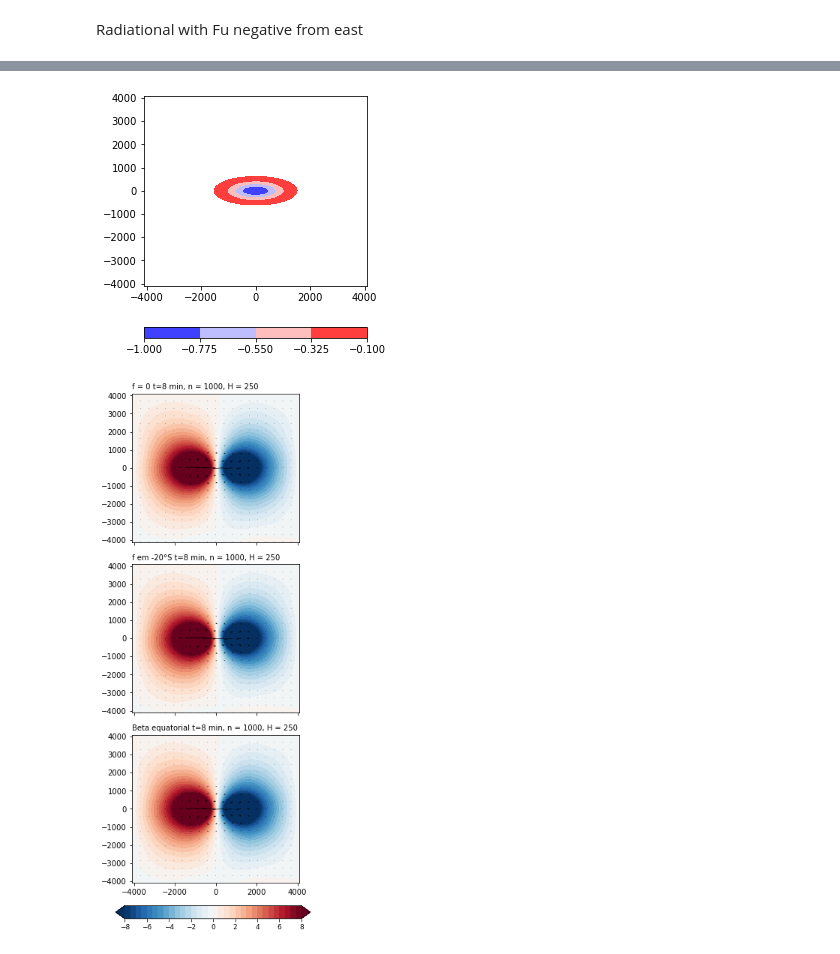
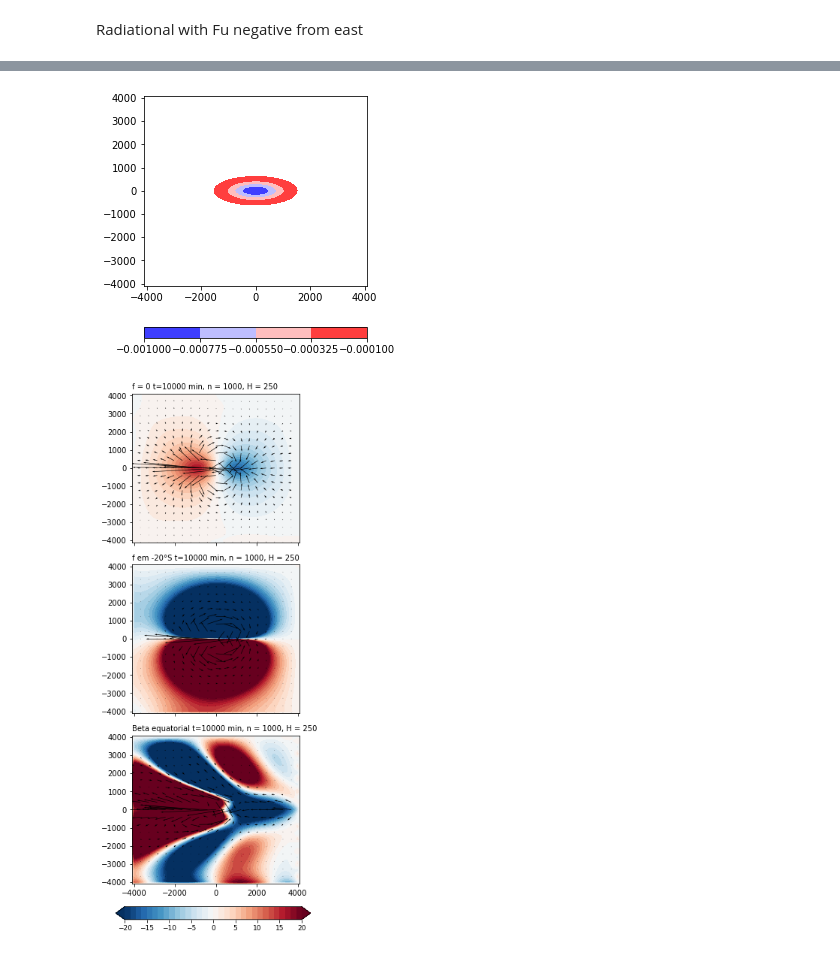
Before and after one commit to adelgadop/Modelagem, a Jupyter notebook: Exercicio_4/Agua_rassa.ipynb, the cells around one changed output, grey strips where cells are left out. Saved outputs shown, nothing was run; the diff lists cells and outputs as text; code cells hidden in the pictures.

```diff
--- a/Exercicio_4/Agua_rassa.ipynb
+++ b/Exercicio_4/Agua_rassa.ipynb
@@ -12,17 +12,19 @@ import os
 
 # Physics parameters --------------------------------
 g = 9.80665         # Gravity acceleration [m/s^2]
-H = 150               # Height of the fluid [m]
-c = np.sqrt(g*H)
+H = 250             # Height of the fluid [m]
+c = np.sqrt(g*H)    # Velocity phase [m/s]
 
 # Conditions
-Nx, Ny, dx, dy, Nt, dt, lat, Nrx, Nry  = 80, 80, 100, 100, 1000, 0.5, -20, 1, 1
+Nx, Ny, dx, dy, Nt, dt, lat, Nrx, Nry  = 80, 80, 100*1e3, 100*1e3, 500, 600, -20, 1, 1
 """
 scen1: f=0
 scen2: f at -20 degrees as lat
 scen3: beta variation between -4000 to 4000
+dx: 100 km = 100*1e3
+dy: 100 km = 100*1e3
 """
-rad = True          # radiational
+rad = False          # radiational
 cen = 'scen3'
 arrow = 0.001
 
@@ -49,15 +51,15 @@ titles = ['f = 0', 'f em -20°S', 'Beta equatorial']
 
 fig, axes = plt.subplots(1,3, figsize=(12,3), sharex=True, sharey=True,
                          gridspec_kw={'wspace':0.15, 'hspace':0.15} )
-for ax, n in zip(axes.flatten(), [250, 500, 900]):
-    im = ax.contourf(X, Y, h[n,:,:], cmap=plt.cm.RdBu_r, levels=lvs, extend='both')
+for ax, n in zip(axes.flatten(), [150, 250, 450]):
+    im = ax.contourf(X/1000, Y/1000, h[n,:,:], cmap=plt.cm.RdBu_r, levels=lvs, extend='both')
     #cbar = fig.colorbar(im, ax=ax, orientation="vertical")
     staged_u[:, :, :] = (u[:, 1:, :] + u[:, :-1, :]) * 0.5
     staged_v[:, :, :] = (v[:, :, 1:] + v[:, :, :-1]) * 0.5
-    Q = ax.quiver(X[::4, ::4], Y[::4, ::4], staged_u[n,::4, ::4], staged_v[n,::4, ::4],
-        units = "xy", scale = arrow)
+    ax.quiver(X[::4, ::4]/1000, Y[::4, ::4]/1000, staged_u[n,::4, ::4], staged_v[n,::4, ::4],
+              units = "xy", scale = arrow)
     #qk = ax.quiverkey(Q, 0.9, 0.8, 1000, "0.1 m/s", labelpos = "E", coordinates = "figure")
-    ax.set_title(" t={:.0f} min, n = {:.0f}, H = {:.0f}".format(dt*n/60, n, H), fontsize=10, loc='left')
+    ax.set_title(" t={:.0f} hora, n = {:.0f}, H = {:.0f}".format(dt*n/3600, n, H), fontsize=10, loc='left')
 cax = fig.add_axes([.2,-.01,0.6,.05]) # left, bottom, width, height
 cbar = fig.colorbar(im, cax=cax, orientation='horizontal') # pad, shrink
 cbar.ax.tick_params(labelsize=9)
@@ -69,11 +71,11 @@ filenames = []
 
 for n in range(1,Nt,2):
     fig, ax = plt.subplots()
-    im = ax.contourf(X, Y, h[n,:,:], cmap=plt.cm.RdBu_r, levels=lvs, extend='both')
+    im = ax.contourf(X/1000, Y/1000, h[n,:,:], cmap=plt.cm.RdBu_r, levels=lvs, extend='both')
     fig.colorbar(im, ax=ax, orientation="vertical")
-    ax.set_title("t={:.0f} min, passo de tempo = {:.0f}".format(dt*n/60, n), fontsize=10, loc='left')
-    Q = ax.quiver(X[::4, ::4], Y[::4, ::4], staged_u[n,::4, ::4], staged_v[n,::4, ::4],
-                  units = "xy", scale = arrow)
+    ax.set_title("t={:.0f} hora, passo de tempo = {:.0f}".format(dt*n/3600, n), fontsize=10, loc='left')
+    ax.quiver(X[::4, ::4]/1000, Y[::4, ::4]/1000, staged_u[n,::4, ::4], staged_v[n,::4, ::4],
+              units = "xy", scale = arrow)
 
     # create file name and append it to a list
     filename = f'fig/gifs/{n}.png'
@@ -149,15 +117,14 @@ import os
 
 # Physics parameters --------------------------------
 g = 9.80665         # Gravity acceleration [m/s^2]
-H = 250               # Height of the fluid [m]
-c = np.sqrt(g*H)
+H = 250             # Height of the fluid [m]
+c = np.sqrt(g*H)    # Velocity phase [m/s]
 
 # Three scenarios
 data = {}
-rad = True
 
 # Conditions
-Nx, Ny, dx, dy, Nt, dt, lat, Nrx, Nry  = 80, 80, 100, 100, 1000, 0.5, -20, 10, 4
+Nx, Ny, dx, dy, Nt, dt, lat, Nrx, Nry  = 80, 80, 100*1e3, 100*1e3, 1000, 600, -20, 10, 4
 """
 scen1: f=0
 scen2: f at -20 degrees as latitude
@@ -212,37 +162,37 @@ data['scen3']
 # %%
 # Plots Zonal Source Wind--------------------------------------------------------
 fig, ax = plt.subplots(figsize=(4,5))
-im = ax.contourf(X, Y, Fu[0,:,:], cmap='bwr',levels=list(np.linspace(-1,-.1,5)))
+im = ax.contourf(X/1000, Y/1000, Fu[0,:,:], cmap='bwr',levels=list(np.linspace(-1/1000,-.1/1000,5)))
 fig.colorbar(im, ax=ax, orientation='horizontal') # pad, shrink
 fig.savefig("fig/fonte_u.png", dpi = 300, bbox_inches='tight', facecolor='w')
 # -------------------------------------------------------------------------------
 
 # Arrows
 staged_u = np.zeros((Nt+1, Nx+1, Ny+1))
 staged_v = np.zeros((Nt+1, Nx+1, Ny+1))
 
-lvs = list(np.linspace(-8,8,16*2+1))
+lvs = list(np.linspace(-20,20,16*2+1))
 n = 1000
 titles = ['f = 0', 'f em -20°S', 'Beta equatorial']
 
 fig, axes = plt.subplots(3,1, figsize=(4,12), sharex=True, sharey=True, gridspec_kw={'wspace':0.15, 'hspace':0.15} )
 for ax, scen, tit in zip(axes.flatten(), cenarios, titles):
-    im = ax.contourf(X, Y, data[scen]['h'][n,:,:], cmap=plt.cm.RdBu_r, levels=lvs, extend='both')
+    im = ax.contourf(X/1000, Y/1000, data[scen]['h'][n,:,:], cmap=plt.cm.RdBu_r, levels=lvs, extend='both')
     #cbar = fig.colorbar(im, ax=ax, orientation="vertical")
     u, v = data[scen]['u'], data[scen]['v']
     staged_u[:, :, :] = (u[:, 1:, :] + u[:, :-1, :]) * 0.5
     staged_v[:, :, :] = (v[:, :, 1:] + v[:, :, :-1]) * 0.5
-    Q = ax.quiver(X[::4, ::4], Y[::4, ::4], staged_u[n,::4, ::4], staged_v[n,::4, ::4],
-        units = "xy", scale = 0.5)
+    Q = ax.quiver(X[::4, ::4]/1000, Y[::4, ::4]/1000, staged_u[n,::4, ::4], staged_v[n,::4, ::4],
+        units = "xy", scale = 0.1)
     #qk = ax.quiverkey(Q, 0.9, 0.8, 1000, "0.1 m/s", labelpos = "E", coordinates = "figure")
     ax.set_title(tit+" t={:.0f} min, n = {:.0f}, H = {:.0f}".format(dt*n/60, n, H), fontsize=10, loc='left')
 cax = fig.add_axes([.05,.07,0.9,.02]) # left, bottom, width, height
 cbar = fig.colorbar(im, cax=cax, orientation='horizontal') # pad, shrink
 cbar.ax.tick_params(labelsize=9)
 #fig.savefig("fig/leapfrog_"+str(H)+"m_cenarios.png", dpi = 300, bbox_inches='tight', facecolor='w')
 # %% [output]
-[figure, old version]
+[figure, new version]
-[figure, old version]
+[figure, new version]
 # %%
 n = 1000
 fig, axes = plt.subplots(2,1, figsize=(4,6), sharex=True, sharey=True, gridspec_kw={'wspace':0.15, 'hspace':0.15} )
```
Also changed, not shown: parts of 8 cells of this notebook, 2 other files.
